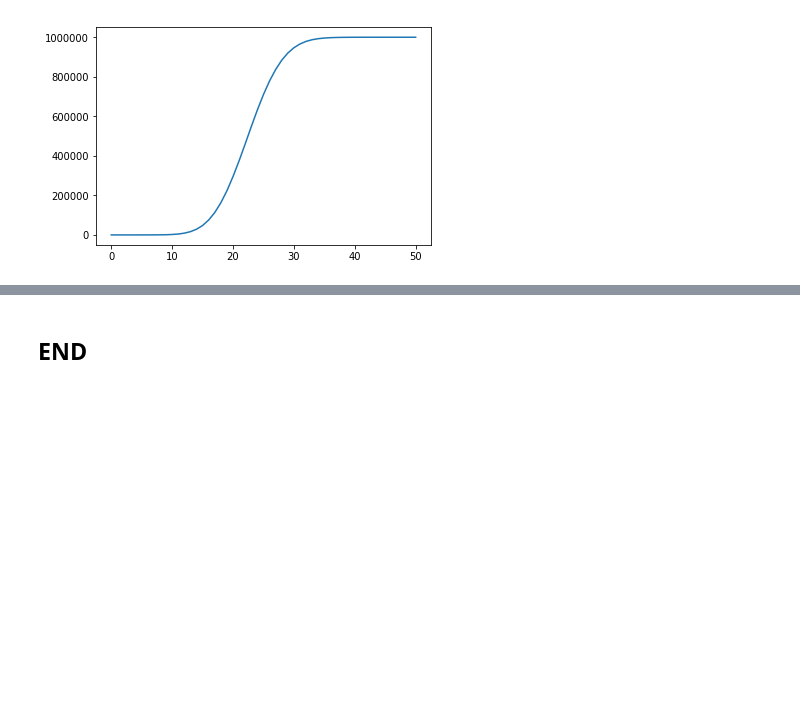
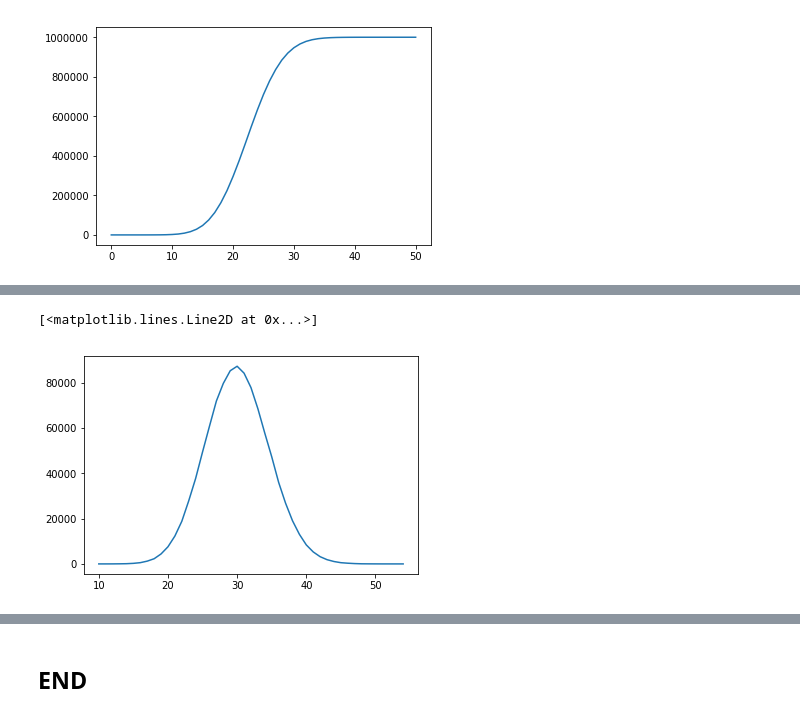
Before and after one commit to yongduek/ieml, a Jupyter notebook: notebooks/random_sample_generation.ipynb, the cells around one changed output, grey strips where cells are left out. Cells and saved outputs as stored; diff of their text form; code cells hidden in the pictures; blank space fills up the shorter version.

```diff
--- a/notebooks/random_sample_generation.ipynb
+++ b/notebooks/random_sample_generation.ipynb
@@ -255,0 +272,6 @@ h= plt.plot (cdf)
+# %%
+# with proper x-range
+plt.plot(hist.keys(), hist.values())
+# %% [output]
+[<matplotlib.lines.Line2D at 0x...>]
+[figure, added]
```
Also changed, not shown: parts of 10 cells of this notebook.
